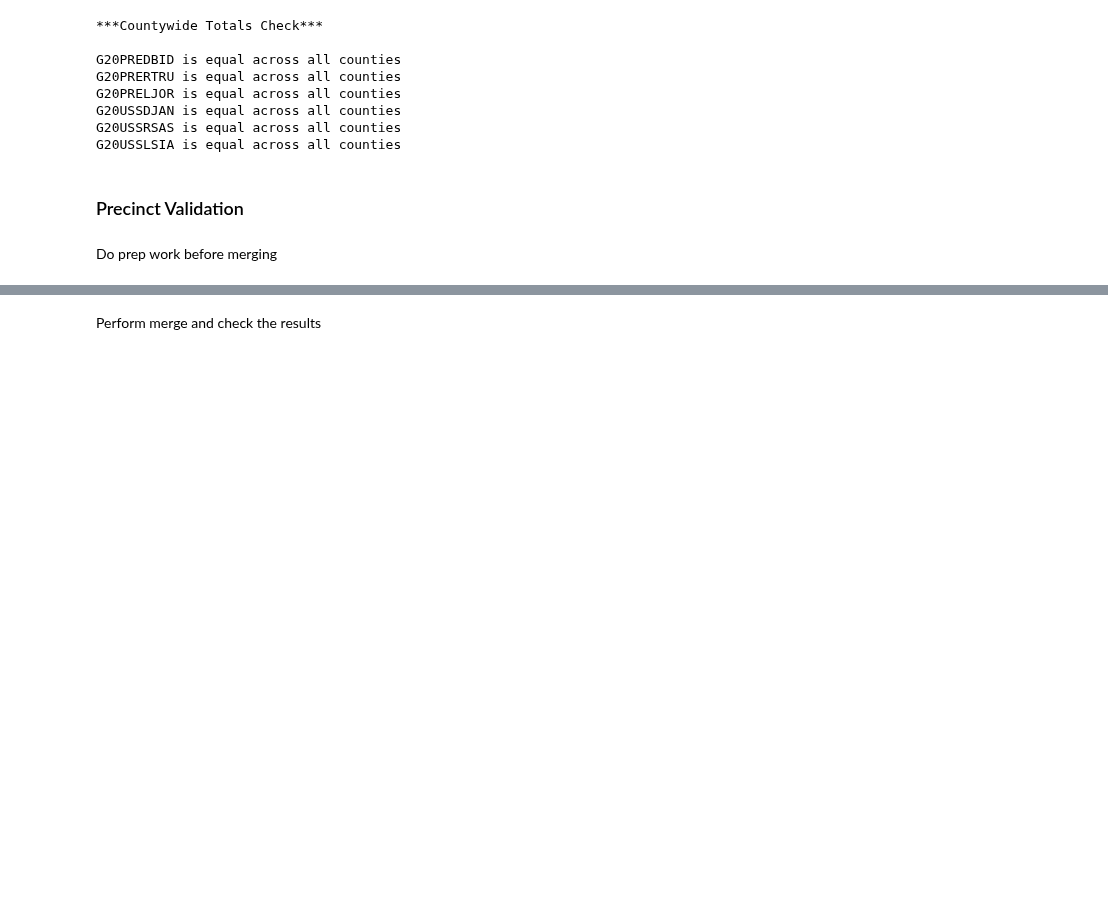
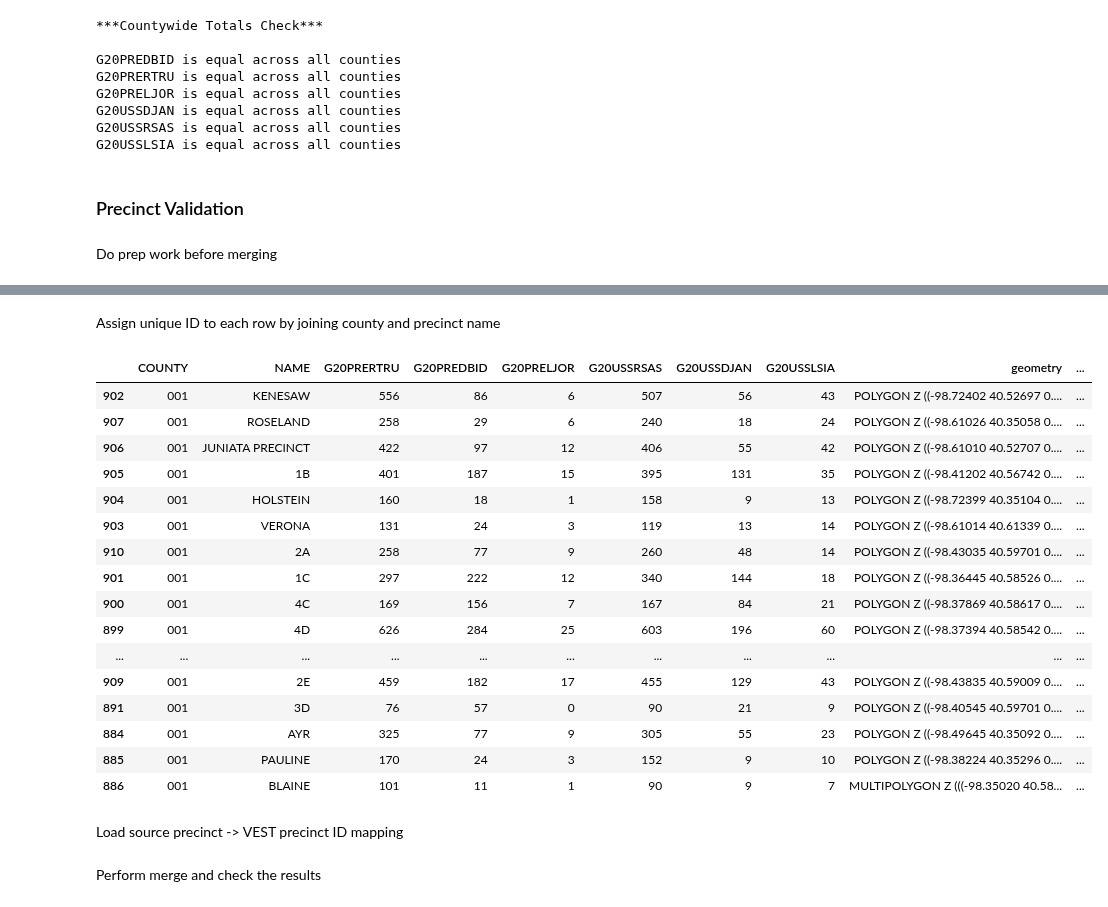
Before and after one commit to nonpartisan-redistricting-datahub/pdv-ne, a Jupyter notebook: vest-ne-2020/vest-ne-2020-validation.ipynb, the cells around one changed output, grey strips where cells are left out. Cells and saved outputs as stored; diff of their text form; code cells hidden in the pictures; blank space fills up the shorter version.

```diff
--- a/vest-ne-2020/vest-ne-2020-validation.ipynb
+++ b/vest-ne-2020/vest-ne-2020-validation.ipynb
@@ -391,0 +419,31 @@ vest_ne_2020.to_csv('../raw-from-source/2020-er/unjoined_vest_2020.csv', index=F
+# %% [markdown]
+Assign unique ID to each row by joining county and precinct name
+# %%
+## NOTES FOR NEXT ELECTION YEAR AND ALL OTHER PDV WORK -- WHEN BUILDING UNIQUEID STRING,
+## INCLUDE PRECINCT NUMBER AND ZERO PAD IT! DO NOT CONCATENATE AS AN INT!
+## LEXICOGRAPHIC SORTING WILL WORK BETTER THIS WAY AND IT SHOULD BE EASIER TO BUILD THE MAPPING DICTIONARY!
+
+vest_ne_2020["unique_ID"] = vest_ne_2020["COUNTY"] + "-" + vest_ne_2020["NAME"]
+ne_2020_df["unique_ID"] = ne_2020_df["COUNTY"] + "-" + ne_2020_df["NAME"]
+# %%
+vest_ne_2020.sort_values(['COUNTY']).head(20)
+# %% [output]
+|  | COUNTY | NAME | G20PRERTRU | G20PREDBID | G20PRELJOR | G20USSRSAS | G20USSDJAN | G20USSLSIA | geometry | ... |
+| 902 | 001 | KENESAW | 556 | 86 | 6 | 507 | 56 | 43 | POLYGON Z ((-98.72402 40.52697 0.... | ... |
+| 907 | 001 | ROSELAND | 258 | 29 | 6 | 240 | 18 | 24 | POLYGON Z ((-98.61026 40.35058 0.... | ... |
+| 906 | 001 | JUNIATA PRECINCT | 422 | 97 | 12 | 406 | 55 | 42 | POLYGON Z ((-98.61010 40.52707 0.... | ... |
+| 905 | 001 | 1B | 401 | 187 | 15 | 395 | 131 | 35 | POLYGON Z ((-98.41202 40.56742 0.... | ... |
+| 904 | 001 | HOLSTEIN | 160 | 18 | 1 | 158 | 9 | 13 | POLYGON Z ((-98.72399 40.35104 0.... | ... |
+| 903 | 001 | VERONA | 131 | 24 | 3 | 119 | 13 | 14 | POLYGON Z ((-98.61014 40.61339 0.... | ... |
+| 910 | 001 | 2A | 258 | 77 | 9 | 260 | 48 | 14 | POLYGON Z ((-98.43035 40.59701 0.... | ... |
+| 901 | 001 | 1C | 297 | 222 | 12 | 340 | 144 | 18 | POLYGON Z ((-98.36445 40.58526 0.... | ... |
+| 900 | 001 | 4C | 169 | 156 | 7 | 167 | 84 | 21 | POLYGON Z ((-98.37869 40.58617 0.... | ... |
+| 899 | 001 | 4D | 626 | 284 | 25 | 603 | 196 | 60 | POLYGON Z ((-98.37394 40.58542 0.... | ... |
+| ... | ... | ... | ... | ... | ... | ... | ... | ... | ... | ... |
+| 909 | 001 | 2E | 459 | 182 | 17 | 455 | 129 | 43 | POLYGON Z ((-98.43835 40.59009 0.... | ... |
+| 891 | 001 | 3D | 76 | 57 | 0 | 90 | 21 | 9 | POLYGON Z ((-98.40545 40.59701 0.... | ... |
+| 884 | 001 | AYR | 325 | 77 | 9 | 305 | 55 | 23 | POLYGON Z ((-98.49645 40.35092 0.... | ... |
+| 885 | 001 | PAULINE | 170 | 24 | 3 | 152 | 9 | 10 | POLYGON Z ((-98.38224 40.35296 0.... | ... |
+| 886 | 001 | BLAINE | 101 | 11 | 1 | 90 | 9 | 7 | MULTIPOLYGON Z (((-98.35020 40.58... | ... |
+# %% [markdown]
+Load source precinct -> VEST precinct ID mapping
```
Also changed, not shown: parts of 16 cells of this notebook.
